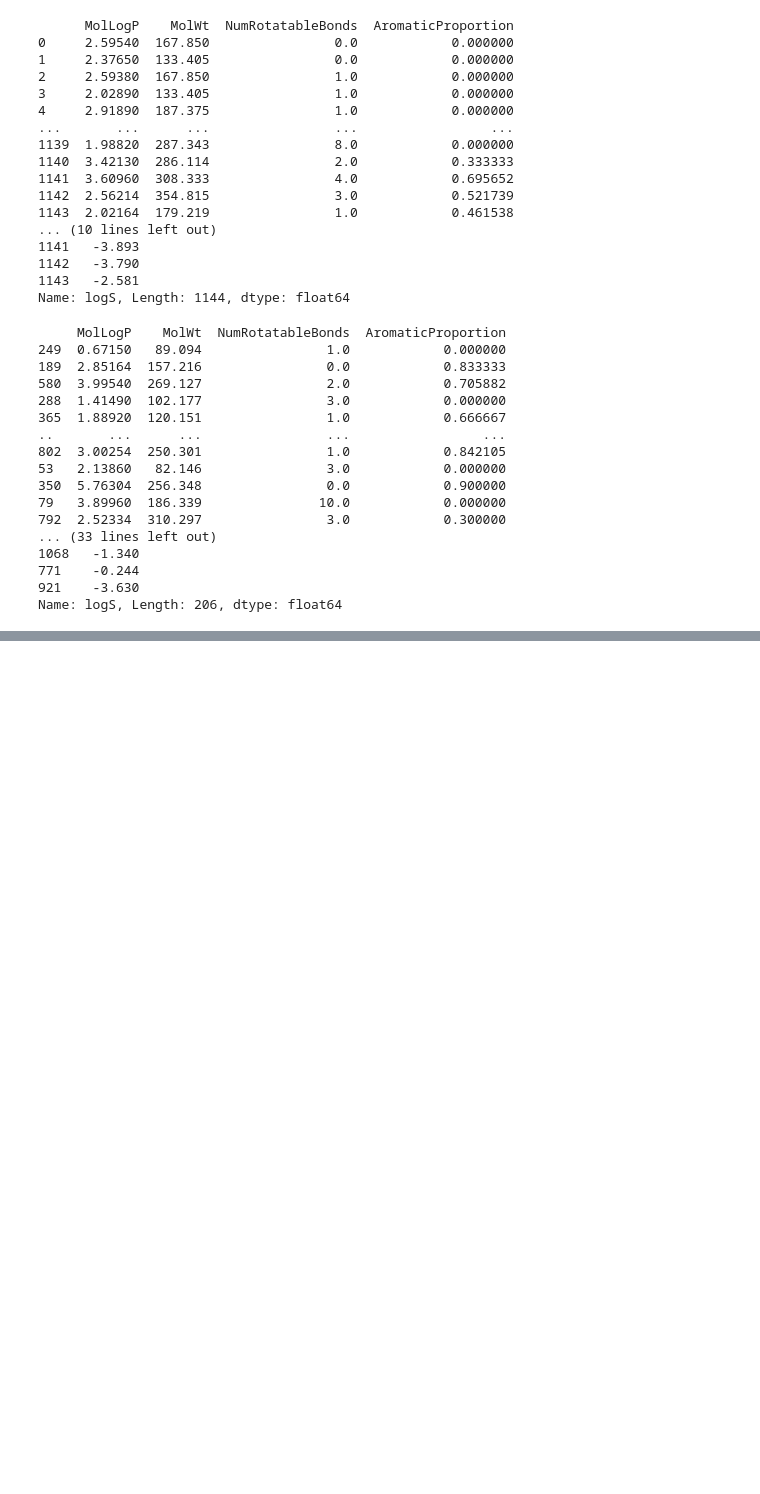
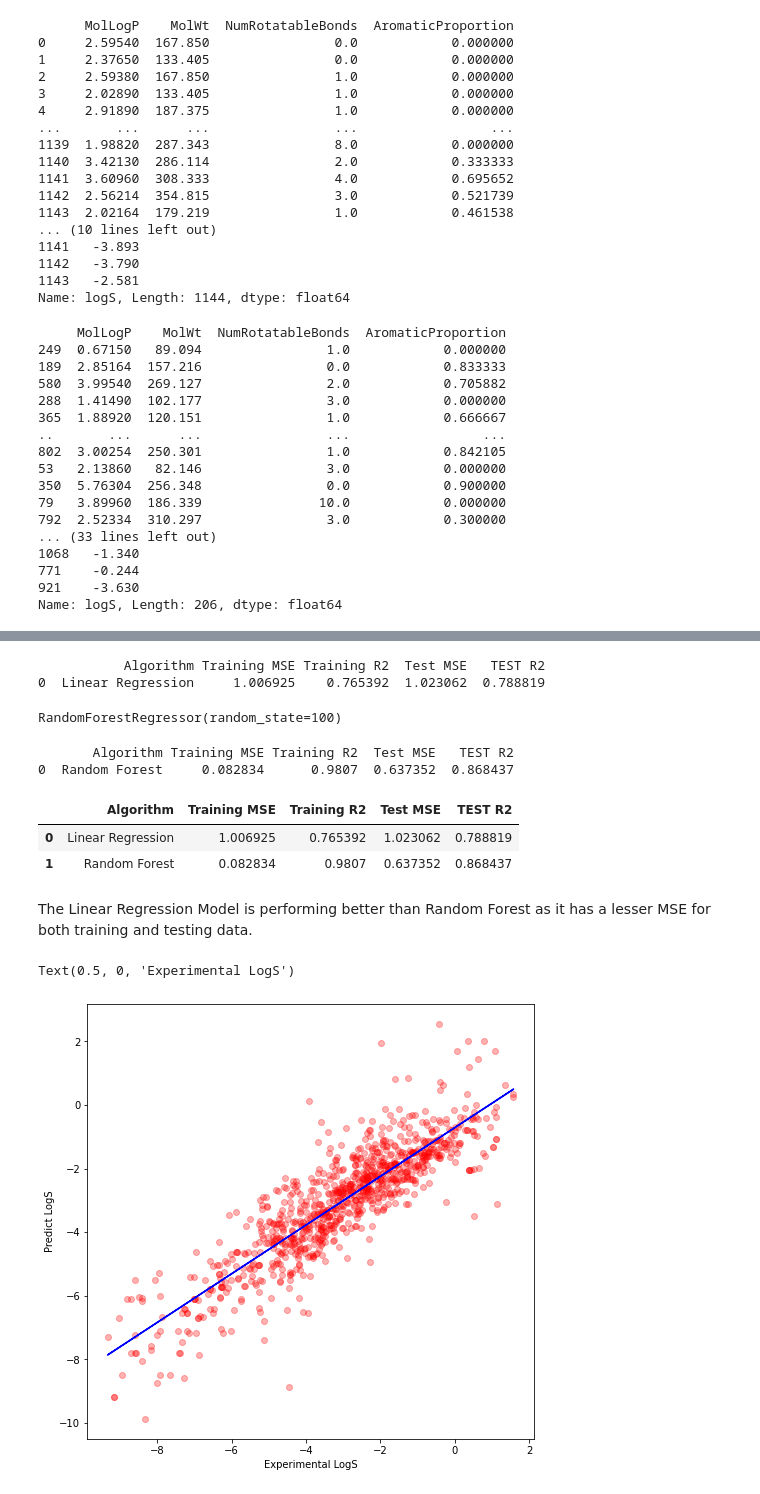
Before and after one commit to firasbrinsi1998/Delaney-Solubility-Prediction, a Jupyter notebook: Delaney-Solubility-Prediction.ipynb, the cells around one changed output, grey strips where cells are left out. Drawn from its saved outputs; the diff is of its cells as text; code cells hidden in the pictures; blank space fills up the shorter version.

```diff
--- a/Delaney-Solubility-Prediction.ipynb
+++ b/Delaney-Solubility-Prediction.ipynb
@@ -66,3 +71,10 @@ print(X_train, X_test, y_train, y_test)
 771    -0.244
 921    -3.630
 Name: logS, Length: 206, dtype: float64
+# %%
+#Build Linear Regression Model
+
+#Train
+
+lr=LinearRegression()
+lr.fit(X_train, y_train)
@@ -68,0 +83,5 @@ Name: logS, Length: 206, dtype: float64
+# %%
+#Make Predictions
+
+y_lr_train_pred = lr.predict(X_train)
+y_lr_test_pred = lr.predict(X_test)
@@ -68,0 +136,16 @@ Name: logS, Length: 206, dtype: float64
+# %%
+lr_results=pd.DataFrame(["Linear Regression", lr_train_mse,lr_train_r2, lr_test_mse, lr_test_r2]).transpose()
+lr_results.columns=["Algorithm", "Training MSE", "Training R2", "Test MSE", "TEST R2"]
+print(lr_results)
+# %% [output]
+           Algorithm Training MSE Training R2  Test MSE   TEST R2
+0  Linear Regression     1.006925    0.765392  1.023062  0.788819
+# %%
+#Build Random Forest Model
+
+#Train Model
+
+rf= RandomForestRegressor(max_depth = None, random_state=100)
+rf.fit(X_train, y_train)
+# %% [output]
+RandomForestRegressor(random_state=100)
@@ -68,0 +165,33 @@ Name: logS, Length: 206, dtype: float64
+# %%
+rf_results=pd.DataFrame(["Random Forest", rf_train_mse,rf_train_r2, rf_test_mse, rf_test_r2]).transpose()
+rf_results.columns=["Algorithm", "Training MSE", "Training R2", "Test MSE", "TEST R2"]
+print(rf_results)
+# %% [output]
+       Algorithm Training MSE Training R2  Test MSE   TEST R2
+0  Random Forest     0.082834      0.9807  0.637352  0.868437
+# %%
+#Compare Models
+
+df_models=pd.concat([lr_results, rf_results], axis=0)
+df_models.reset_index(drop=True)
+# %% [output]
+|  | Algorithm | Training MSE | Training R2 | Test MSE | TEST R2 |
+| 0 | Linear Regression | 1.006925 | 0.765392 | 1.023062 | 0.788819 |
+| 1 | Random Forest | 0.082834 | 0.9807 | 0.637352 | 0.868437 |
+# %% [markdown]
+The Linear Regression Model is performing better than Random Forest as it has a lesser MSE for both training and testing data.
+# %%
+#Data viz
+
+plt.figure(figsize=(8,8))
+plt.scatter(x=y_train, y=y_lr_train_pred, c="red" ,alpha=0.3)
+
+z = np.polyfit(y_train, y_lr_train_pred, 1)
+p = np.poly1d(z)
+
+plt.plot(y_train, p(y_train), 'blue')
+plt.ylabel('Predict LogS')
+plt.xlabel('Experimental LogS')
+# %% [output]
+Text(0.5, 0, 'Experimental LogS')
+[figure, added]
```
Also changed, not shown: parts of 7 cells of this notebook.
